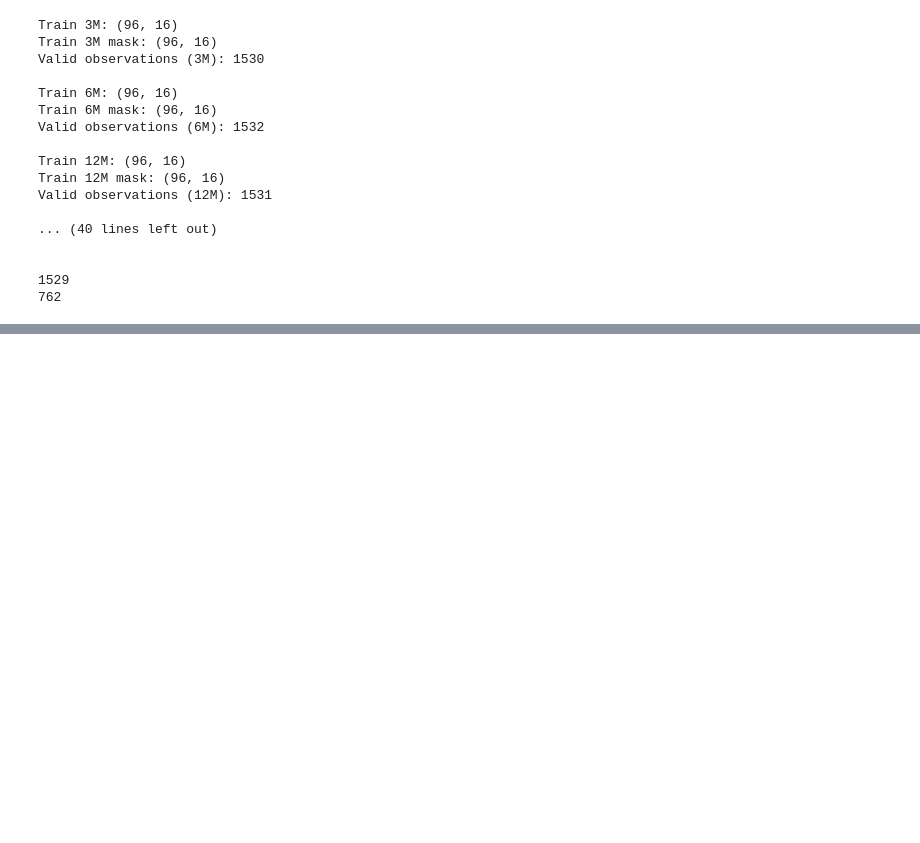
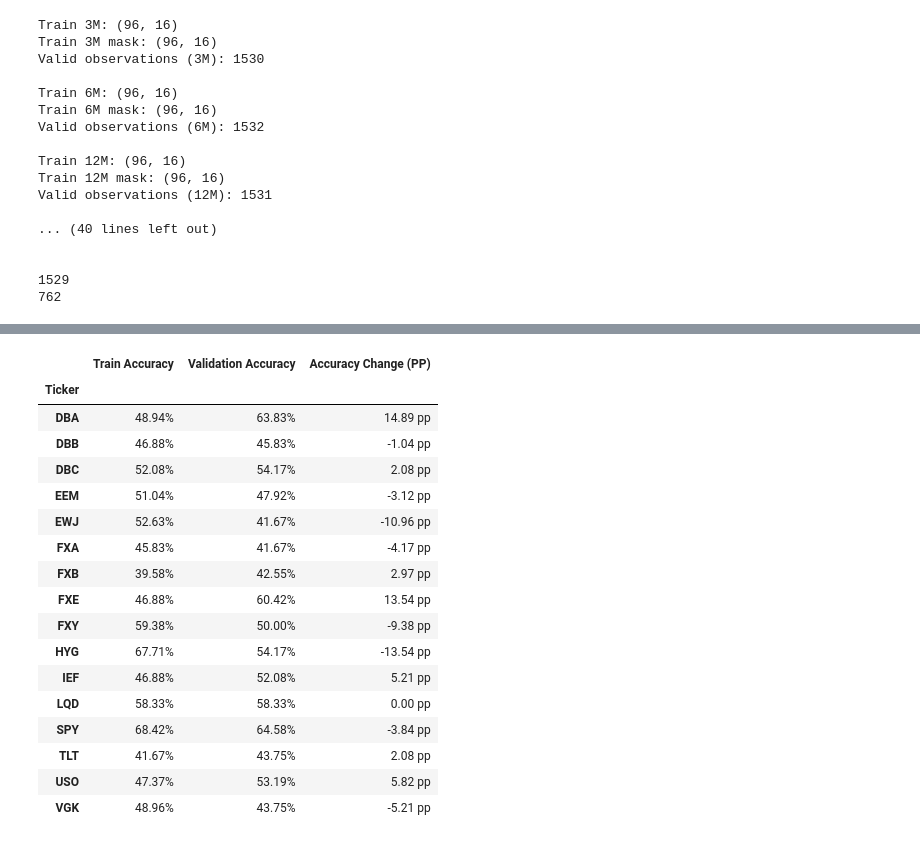
Before and after one commit to KenaelMartini/time-series-momentum-research, a Jupyter notebook: notebooks/3C_03_cross_asset_lookback_robustness.ipynb, the cells around one changed output, grey strips where cells are left out. Drawn from its saved outputs; the diff is of its cells as text; code cells hidden in the pictures; blank space fills up the shorter version.

Commit message:
feat(research): add cross-asset predictive analysis and baseline comparisons

```diff
--- a/notebooks/3C_03_cross_asset_lookback_robustness.ipynb
+++ b/notebooks/3C_03_cross_asset_lookback_robustness.ipynb
@@ -211,0 +223,81 @@ Compare Train and Validation results to identify cross-asset dispersion and pote
+# %%
+train_signals_12m = train_signals_by_lookback[12].where(train_mask[12])
+train_targets_12m = train_targets.where(train_mask[12])
+
+print(train_signals_12m.notna().sum().sum())
+print(train_targets_12m.notna().sum().sum())
+
+validation_signals_12m = validation_signals_by_lookback[12].where(validation_mask[12])
+validation_targets_12m = validation_targets.where(validation_mask[12])
+
+print(validation_signals_12m.notna().sum().sum())
+print(validation_targets_12m.notna().sum().sum())
+
+train_comparaison = train_signals_12m == train_targets_12m
+train_correct_predictions_by_etf = train_comparaison.sum()
+train_valid_observations_by_etf = train_targets_12m.notna().sum()
+train_individual_accuracy_by_etf = train_correct_predictions_by_etf / train_valid_observations_by_etf
+
+train_incorrect_predictions_by_etf = train_valid_observations_by_etf - train_correct_predictions_by_etf
+
+# for etf, value in train_individual_accuracy_by_etf.items():
+#     print(f"{etf}'s accuracy : {value:.2%}")
+
+# print("\n")
+
+validation_comparaison = validation_signals_12m == validation_targets_12m
+validation_correct_predictions_by_etf = validation_comparaison.sum()
+validation_valid_observation_by_etf = validation_targets_12m.notna().sum()
+validation_individual_accuracy_by_etf = validation_correct_predictions_by_etf / validation_valid_observation_by_etf
+
+validation_incorrect_predictions_by_etf = validation_valid_observation_by_etf - validation_correct_predictions_by_etf
+
+# for etf, value in validation_individual_accuracy_by_etf.items():
+#     print(f"{etf}'s accuracy : {value:.2%}")
+
+accuracy_change = (validation_individual_accuracy_by_etf - train_individual_accuracy_by_etf) * 100
+
+individual_accuracy_comparison_df = pd.DataFrame({
+    "Train Accuracy" : train_individual_accuracy_by_etf,
+    "Validation Accuracy" : validation_individual_accuracy_by_etf,
+    "Accuracy Change (PP)" : accuracy_change
+})
+
+individual_accuracy_comparison_prct = individual_accuracy_comparison_df.style.format({
+    "Train Accuracy" : "{:.2%}",
+    "Validation Accuracy" : "{:.2%}",
+    "Accuracy Change (PP)" : "{:.2f} pp"
+})
+
+# print("\n")
+
+display(individual_accuracy_comparison_prct)
+
+train_mean_accuracy = individual_accuracy_comparison_df["Train Accuracy"].mean()
+train_std_accuracy = individual_accuracy_comparison_df["Train Accuracy"].std()
+
+validation_mean_accuracy = individual_accuracy_comparison_df["Validation Accuracy"].mean()
+validation_std_accuracy = individual_accuracy_comparison_df["Validation Accuracy"].std()
+
+print(f"Train mean accuracy : {train_mean_accuracy:.2%}")
+print(f"Train accuracy standard deviation : {train_std_accuracy * 100:.2f} pp")
+print("")
+print(f"Validation mean accuracy : {validation_mean_accuracy:.2%}")
+print(f"Vaidation standard deviation : {validation_std_accuracy * 100:.2f} pp")
+
+print("")
+print("-" * 100)
+print("")
+
+positive_accuracy_change = (individual_accuracy_comparison_df["Accuracy Change (PP)"] > 0 ).sum()
+negative_accuracy_change = (individual_accuracy_comparison_df["Accuracy Change (PP)"] < 0).sum()
+no_accuracy_change = (individual_accuracy_comparison_df["Accuracy Change (PP)"] == 0).sum()
+
+mean_absolute_accuracy_change = individual_accuracy_comparison_df["Accuracy Change (PP)"].abs().mean()
+
+print(f"Positive accuracy change : {positive_accuracy_change}")
+print(f"Negative accuracy change : {negative_accuracy_change}")
+print(f"No accuracy change : {no_accuracy_change}")
+print("")
+print(f"Mean absolute accuracy change : {mean_absolute_accuracy_change:.2f} pp")
+# %% [output]
@@ -211,0 +308,18 @@ Compare Train and Validation results to identify cross-asset dispersion and pote
+|  | Train Accuracy | Validation Accuracy | Accuracy Change (PP) |
+| Ticker |  |  |  |
+| DBA | 48.94% | 63.83% | 14.89 pp |
+| DBB | 46.88% | 45.83% | -1.04 pp |
+| DBC | 52.08% | 54.17% | 2.08 pp |
+| EEM | 51.04% | 47.92% | -3.12 pp |
+| EWJ | 52.63% | 41.67% | -10.96 pp |
+| FXA | 45.83% | 41.67% | -4.17 pp |
+| FXB | 39.58% | 42.55% | 2.97 pp |
+| FXE | 46.88% | 60.42% | 13.54 pp |
+| FXY | 59.38% | 50.00% | -9.38 pp |
+| HYG | 67.71% | 54.17% | -13.54 pp |
+| IEF | 46.88% | 52.08% | 5.21 pp |
+| LQD | 58.33% | 58.33% | 0.00 pp |
+| SPY | 68.42% | 64.58% | -3.84 pp |
+| TLT | 41.67% | 43.75% | 2.08 pp |
+| USO | 47.37% | 53.19% | 5.82 pp |
+| VGK | 48.96% | 43.75% | -5.21 pp |
```
Also changed, not shown: parts of 10 cells of this notebook.
